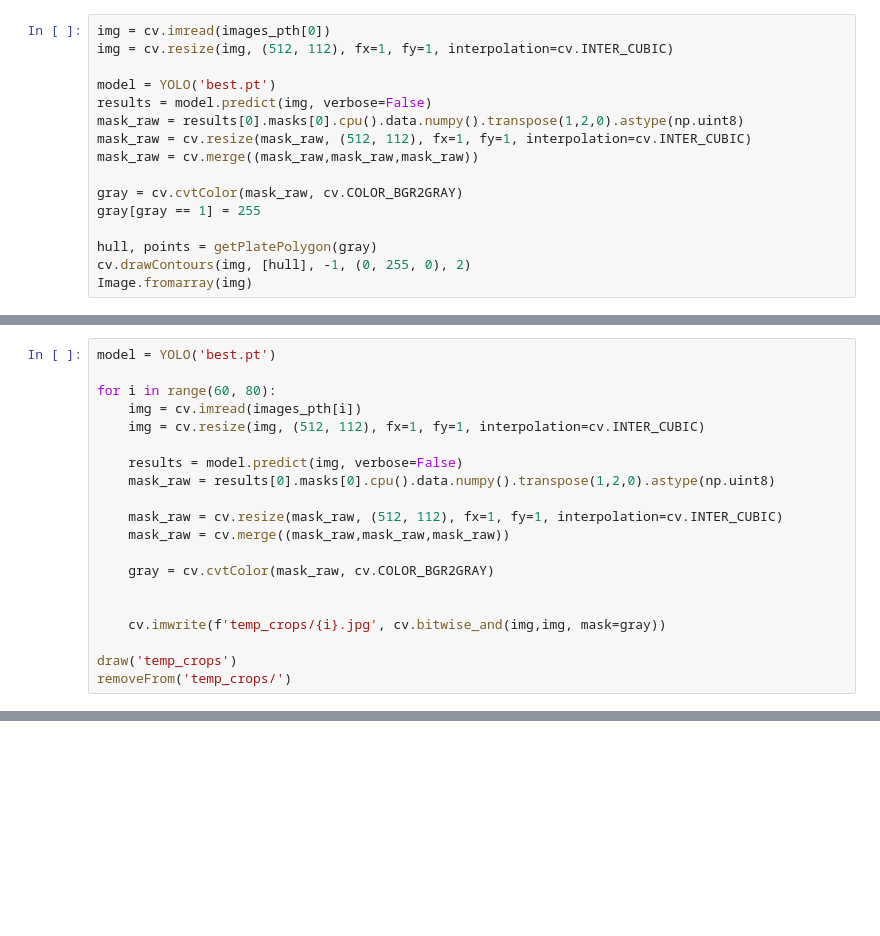
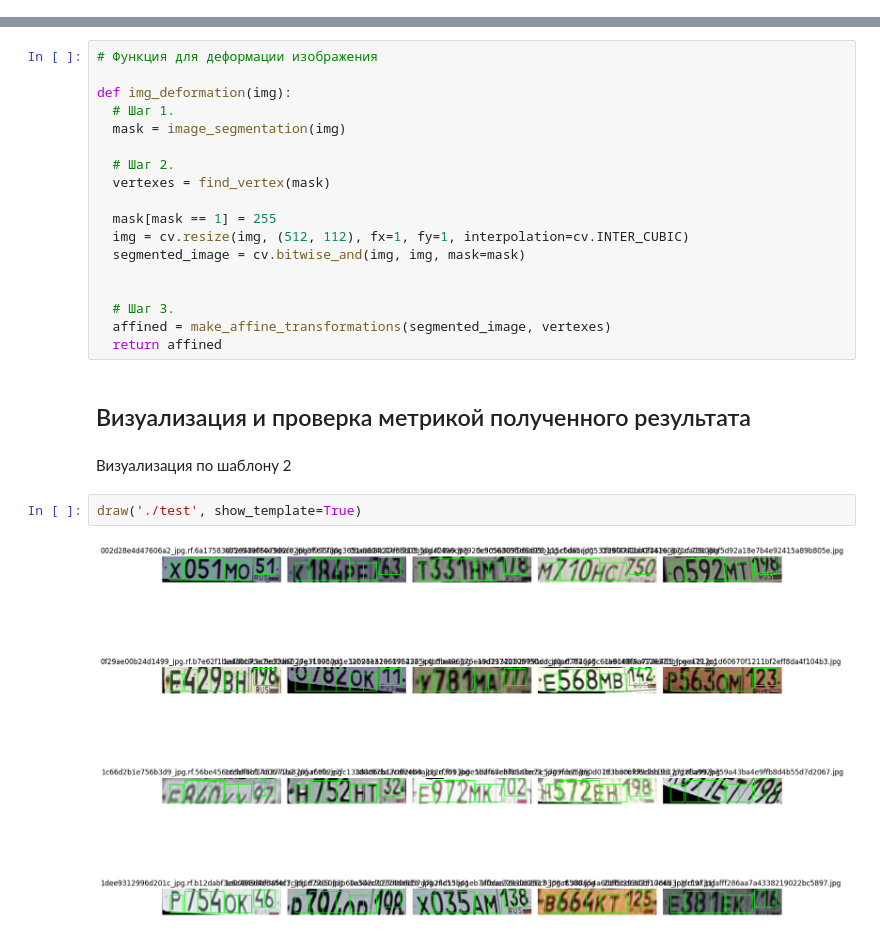
Before and after one commit to EgorYankovsky/Hackaton-Grozny-July-2024, a Jupyter notebook: pipeline.ipynb, the cells around one changed output, grey strips where cells are left out. Saved outputs shown, nothing was run; the diff lists cells and outputs as text; blank space fills up the shorter version.

```diff
--- a/pipeline.ipynb
+++ b/pipeline.ipynb
@@ -112,16 +0,0 @@ from ultralytics import YOLO
-# %%
-img = cv.imread(images_pth[0])
-img = cv.resize(img, (512, 112), fx=1, fy=1, interpolation=cv.INTER_CUBIC)
-
-model = YOLO('best.pt')
-results = model.predict(img, verbose=False)
-mask_raw = results[0].masks[0].cpu().data.numpy().transpose(1,2,0).astype(np.uint8)
-mask_raw = cv.resize(mask_raw, (512, 112), fx=1, fy=1, interpolation=cv.INTER_CUBIC)
-mask_raw = cv.merge((mask_raw,mask_raw,mask_raw))
-
-gray = cv.cvtColor(mask_raw, cv.COLOR_BGR2GRAY)
-gray[gray == 1] = 255
-
-hull, points = getPlatePolygon(gray)
-cv.drawContours(img, [hull], -1, (0, 255, 0), 2)
-Image.fromarray(img)
@@ -146,20 +0,0 @@ array([[[29, 20, 17],
-# %%
-model = YOLO('best.pt')
-
-for i in range(60, 80):
-    img = cv.imread(images_pth[i])
-    img = cv.resize(img, (512, 112), fx=1, fy=1, interpolation=cv.INTER_CUBIC)
-
-    results = model.predict(img, verbose=False)
-    mask_raw = results[0].masks[0].cpu().data.numpy().transpose(1,2,0).astype(np.uint8)
-
-    mask_raw = cv.resize(mask_raw, (512, 112), fx=1, fy=1, interpolation=cv.INTER_CUBIC)
-    mask_raw = cv.merge((mask_raw,mask_raw,mask_raw))
-
-    gray = cv.cvtColor(mask_raw, cv.COLOR_BGR2GRAY)
-
-
-    cv.imwrite(f'temp_crops/{i}.jpg', cv.bitwise_and(img,img, mask=gray))
-
-draw('temp_crops')
-removeFrom('temp_crops/')
@@ -353,0 +207,26 @@ df
+# %%
+# Функция для деформации изображения
+
+def img_deformation(img):
+  # Шаг 1.
+  mask = image_segmentation(img)
+
+  # Шаг 2.
+  vertexes = find_vertex(mask)
+
+  mask[mask == 1] = 255
+  img = cv.resize(img, (512, 112), fx=1, fy=1, interpolation=cv.INTER_CUBIC)
+  segmented_image = cv.bitwise_and(img, img, mask=mask)
+
+
+  # Шаг 3.
+  affined = make_affine_transformations(segmented_image, vertexes)
+  return affined
+# %% [markdown]
+## Визуализация и проверка метрикой полученного результата
+# %% [markdown]
+Визуализация по шаблону 2
+# %%
+draw('./test', show_template=True)
+# %% [output]
+[figure, added]
```
Also changed, not shown: parts of 54 cells of this notebook, 14 other files.
